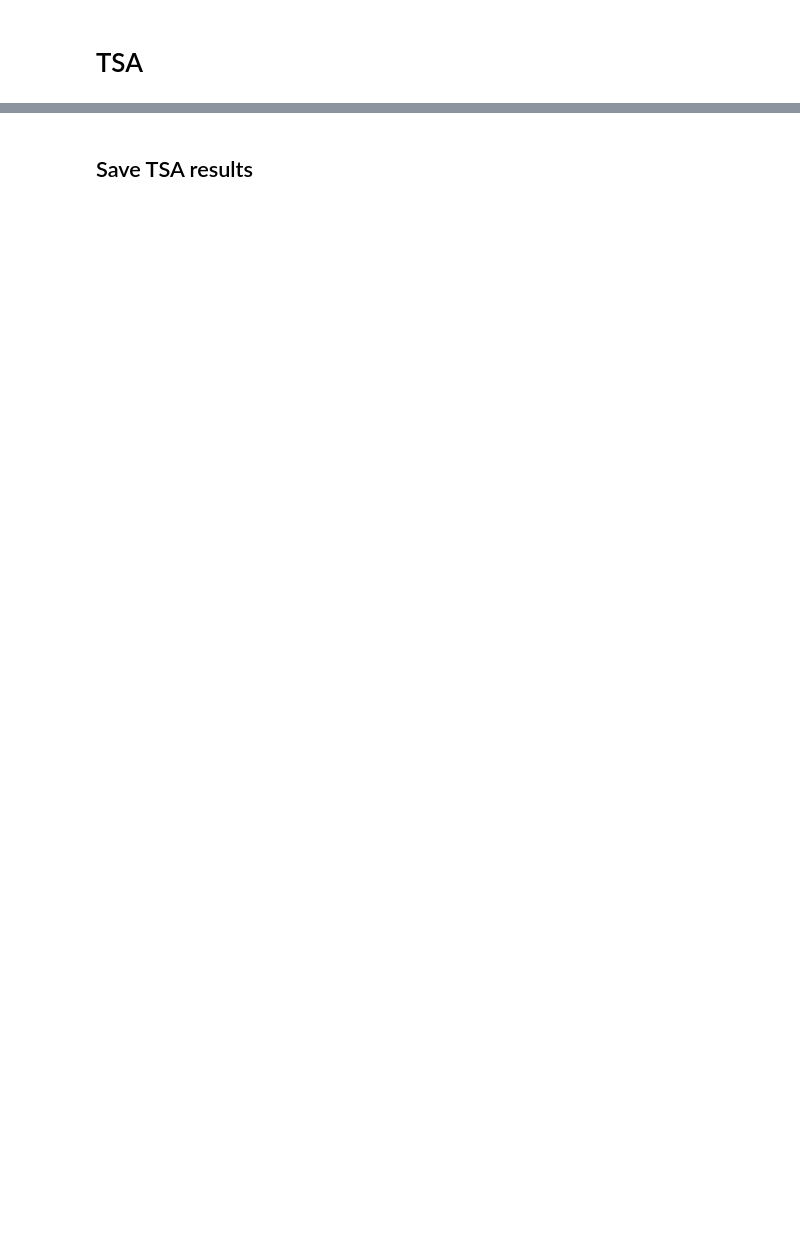
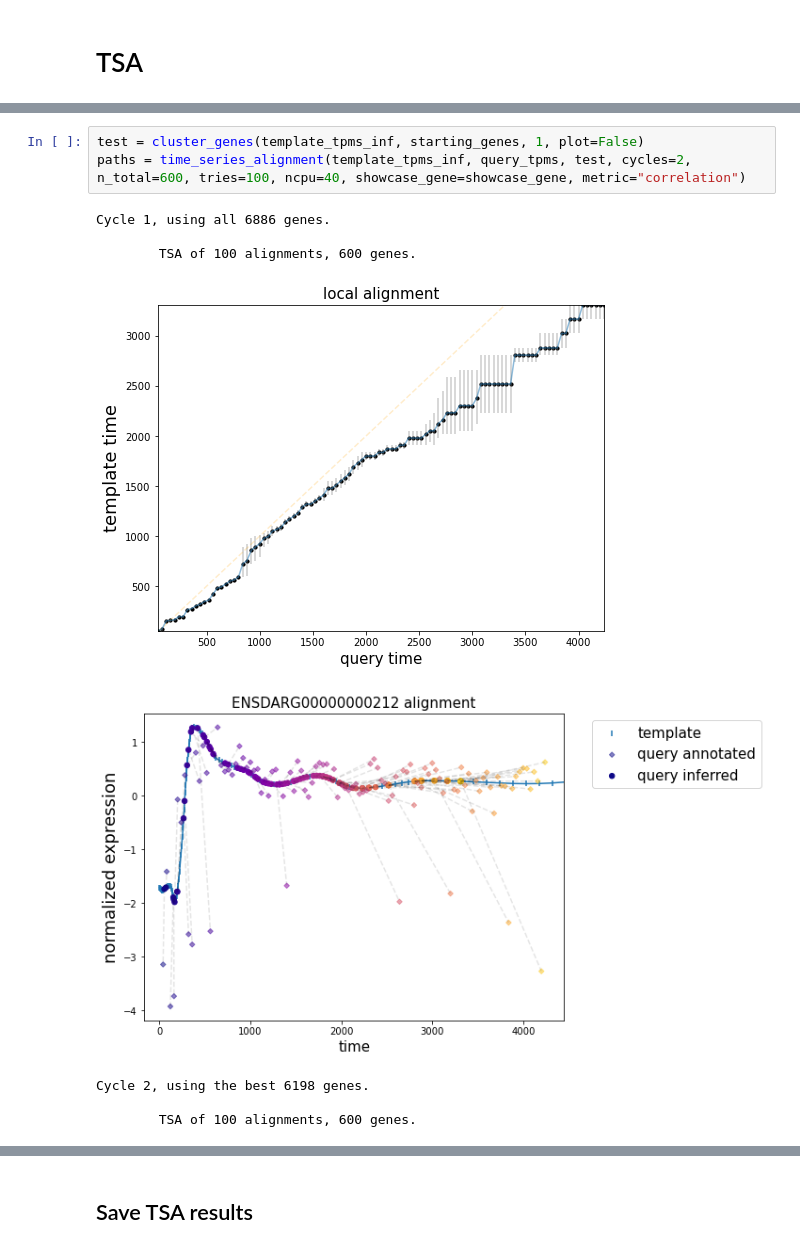
Before and after one commit to siebrenf/TSA, a Jupyter notebook: main.ipynb, the cells around one changed output, grey strips where cells are left out. Cells and saved outputs as stored; diff of their text form; blank space fills up the shorter version.

```diff
--- a/main.ipynb
+++ b/main.ipynb
@@ -174,0 +212,12 @@ Average TSA of 10 alignments with 20% of genes per cluster
+# %%
+test = cluster_genes(template_tpms_inf, starting_genes, 1, plot=False)
+paths = time_series_alignment(template_tpms_inf, query_tpms, test, cycles=2, n_total=600, tries=100, ncpu=40, showcase_gene=showcase_gene, metric="correlation")
+# %% [output]
+Cycle 1, using all 6886 genes.
+
+        TSA of 100 alignments, 600 genes.
+[figure, added]
+[figure, added]
+Cycle 2, using the best 6198 genes.
+
+        TSA of 100 alignments, 600 genes.
```
Also changed, not shown: parts of 30 cells of this notebook, 10 other files.
